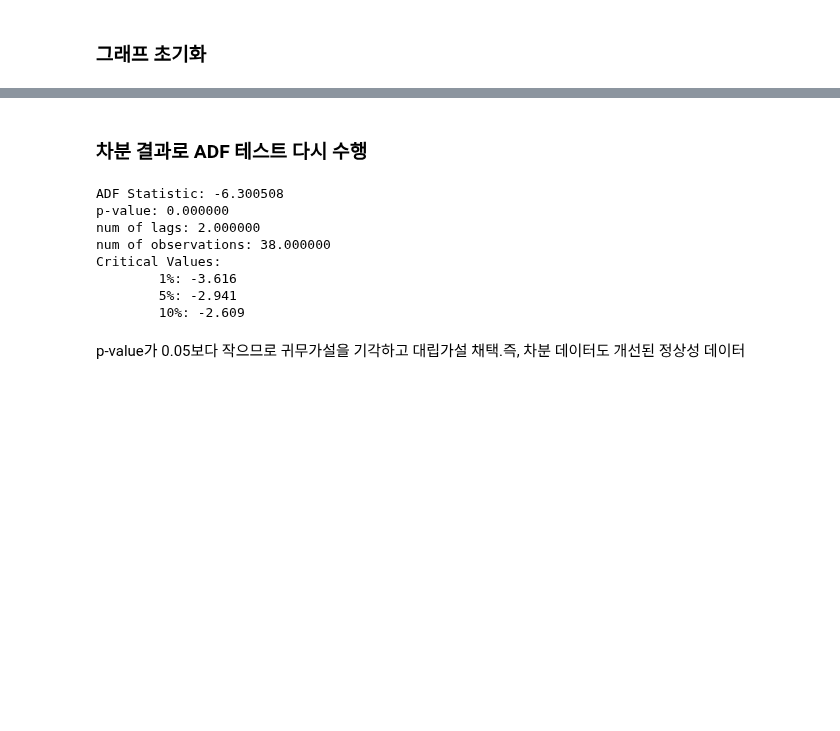
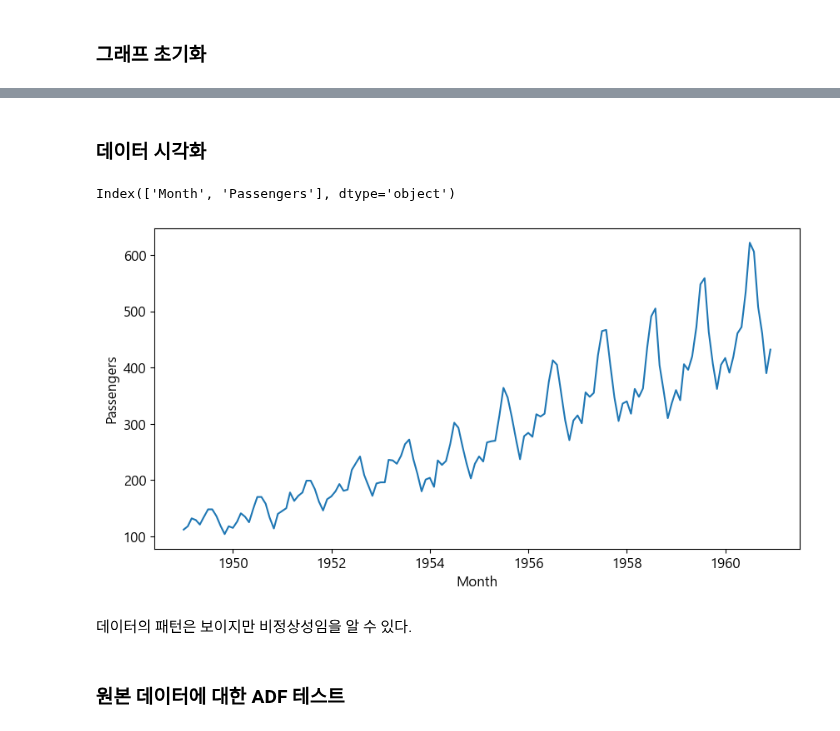
Before and after one commit to jaekim3220/jupyter, a Jupyter notebook: E. 확증적 데이터 분석(CDA)/06. 시계열 분석/03-시계열분석(정석).ipynb, the cells around one changed output, grey strips where cells are left out. Drawn from its saved outputs; the diff is of its cells as text; code cells hidden in the pictures; blank space fills up the shorter version.

```diff
--- a/E. 확증적 데이터 분석(CDA)/06. 시계열 분석/03-시계열분석(정석).ipynb
+++ b/E. 확증적 데이터 분석(CDA)/06. 시계열 분석/03-시계열분석(정석).ipynb
@@ -151,24 +48,17 @@ diff1.head()
-# %% [markdown]
-### 차분 결과로 ADF 테스트 다시 수행
-# %%
-# adfuller(df) → adfuller(diff1)
-ar = adfuller(diff1)
-
-print('ADF Statistic: %f' % ar[0])
-print('p-value: %f' % ar[1])
-print('num of lags: %f' % ar[2])
-print('num of observations: %f' % ar[3])
-print('Critical Values:')
-for key, value in ar[4].items():
-    print('\t%s: %.3f' % (key, value))
-# %% [output]
-ADF Statistic: -6.300508
-p-value: 0.000000
-num of lags: 2.000000
-num of observations: 38.000000
-Critical Values:
-        1%: -3.616
-        5%: -2.941
-        10%: -2.609
-# %% [markdown]
-p-value가 0.05보다 작으므로 귀무가설을 기각하고 대립가설 채택.</br>즉, 차분 데이터도 개선된 정상성 데이터
+# %% [markdown]
+### 데이터 시각화
+# %%
+df.columns
+# %% [output]
+Index(['Month', 'Passengers'], dtype='object')
+# %%
+plt.figure()
+sb.lineplot(data=df, x='Month', y='Passengers')
+plt.show()
+plt.close()
+# %% [output]
+[figure, added]
+# %% [markdown]
+데이터의 패턴은 보이지만 비정상성임을 알 수 있다.
+# %% [markdown]
+### 원본 데이터에 대한 ADF 테스트
```
Also changed, not shown: parts of 45 cells of this notebook, 4 other files.
